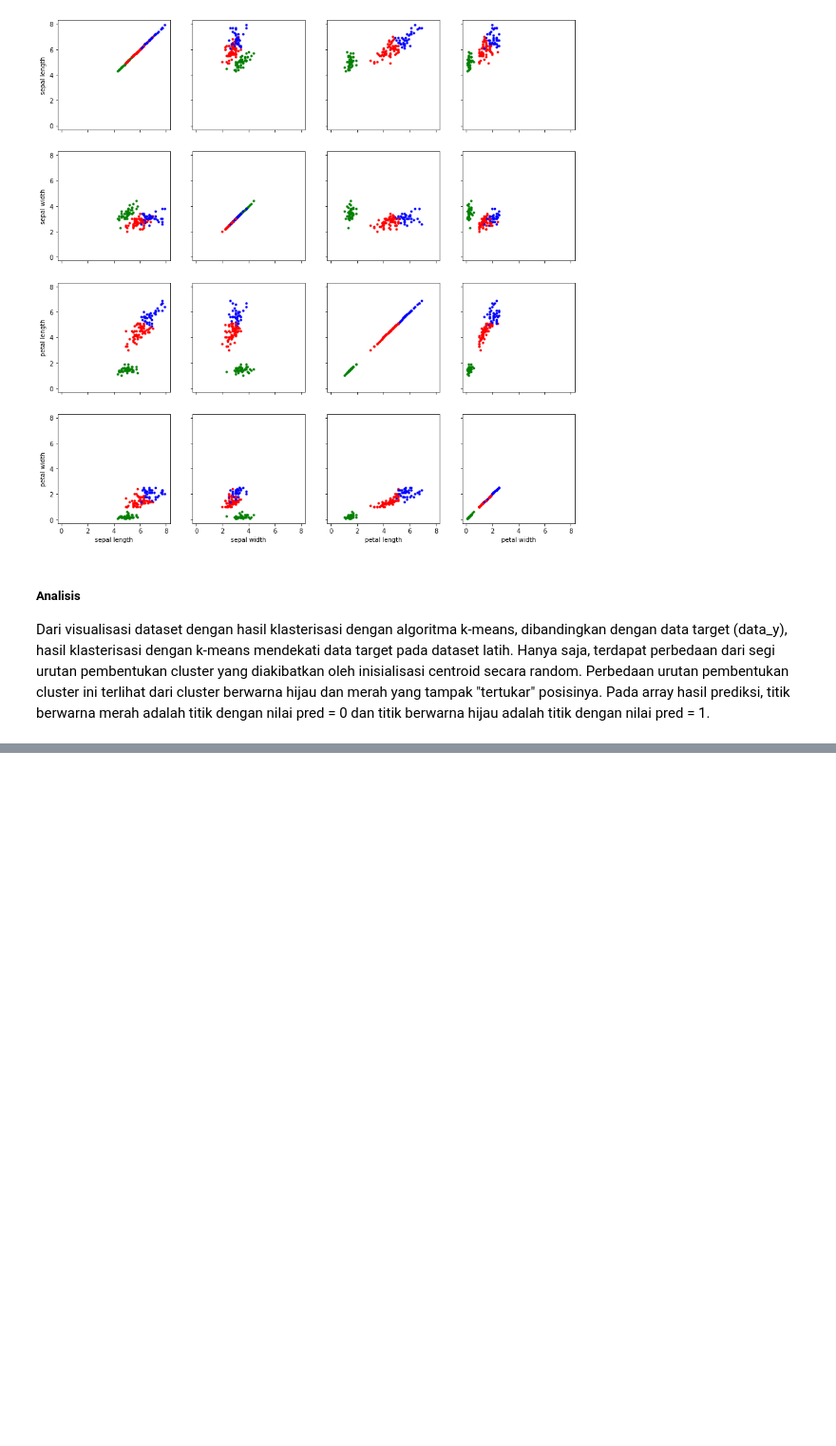
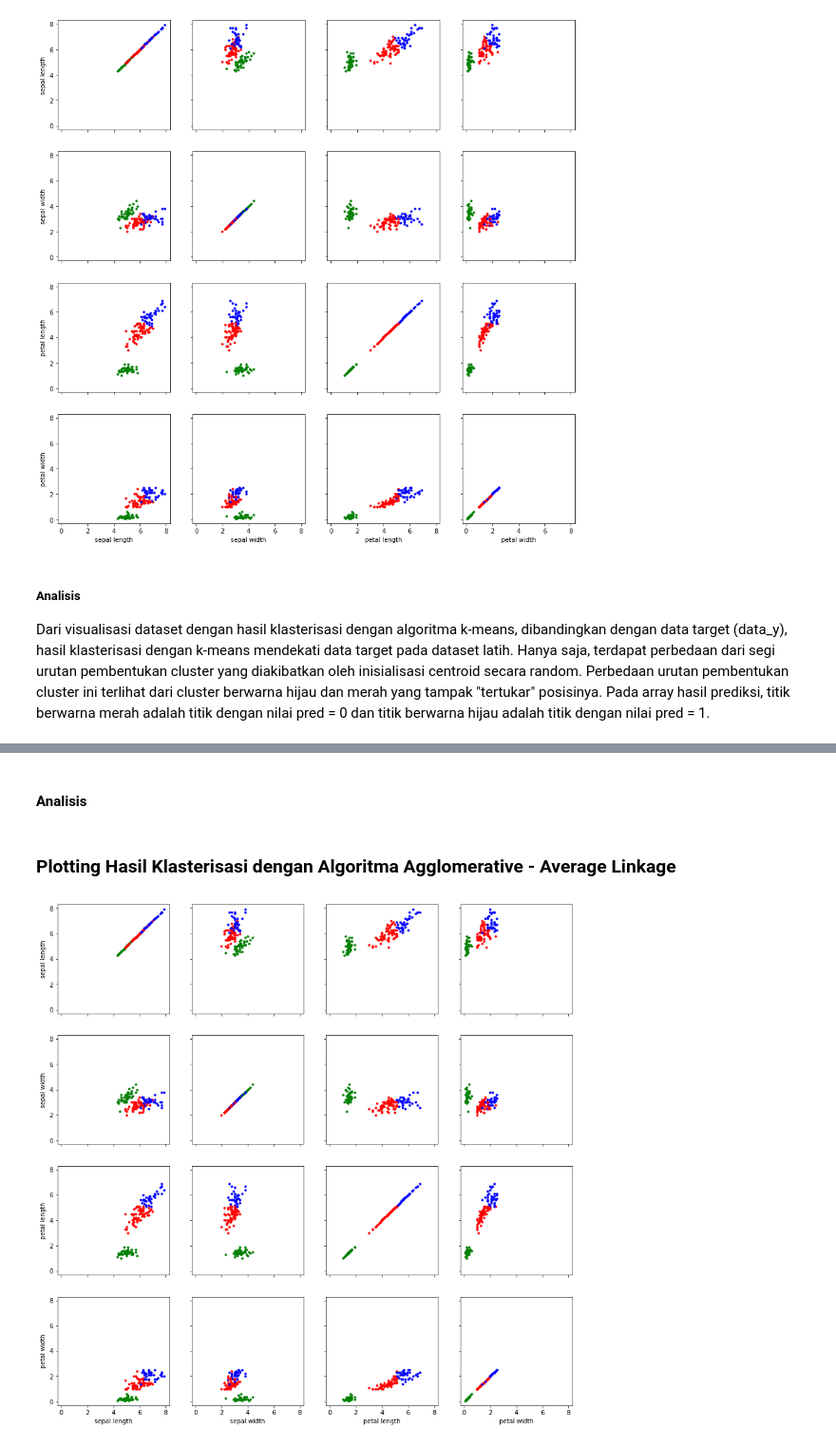
Before and after one commit to naufalzhafran/ClusteringML, a Jupyter notebook: Pengujian Clustering.ipynb, the cells around one changed output, grey strips where cells are left out. Shown: that part at 95% size. Cells and saved outputs as stored; diff of their text form; code cells hidden in the pictures; blank space fills up the shorter version.

```diff
--- a/Pengujian Clustering.ipynb
+++ b/Pengujian Clustering.ipynb
@@ -105,0 +138,3 @@ Silhouette-Coefficient Score    :  0.5121107753649304
+# %%
+agglomerative_average_pred = agglomerative_model.lables_
+agglomerative_average_pred
@@ -191,0 +276,8 @@ Dari visualisasi dataset dengan hasil klasterisasi dengan algoritma agglomerativ
+# %% [markdown]
+#### Analisis
+# %% [markdown]
+### Plotting Hasil Klasterisasi dengan Algoritma Agglomerative - Average Linkage
+# %%
+show_plot(agglomerative_average_pred)
+# %% [output]
+[figure, added]
```
Also changed, not shown: parts of 30 cells of this notebook, 1 other file.
